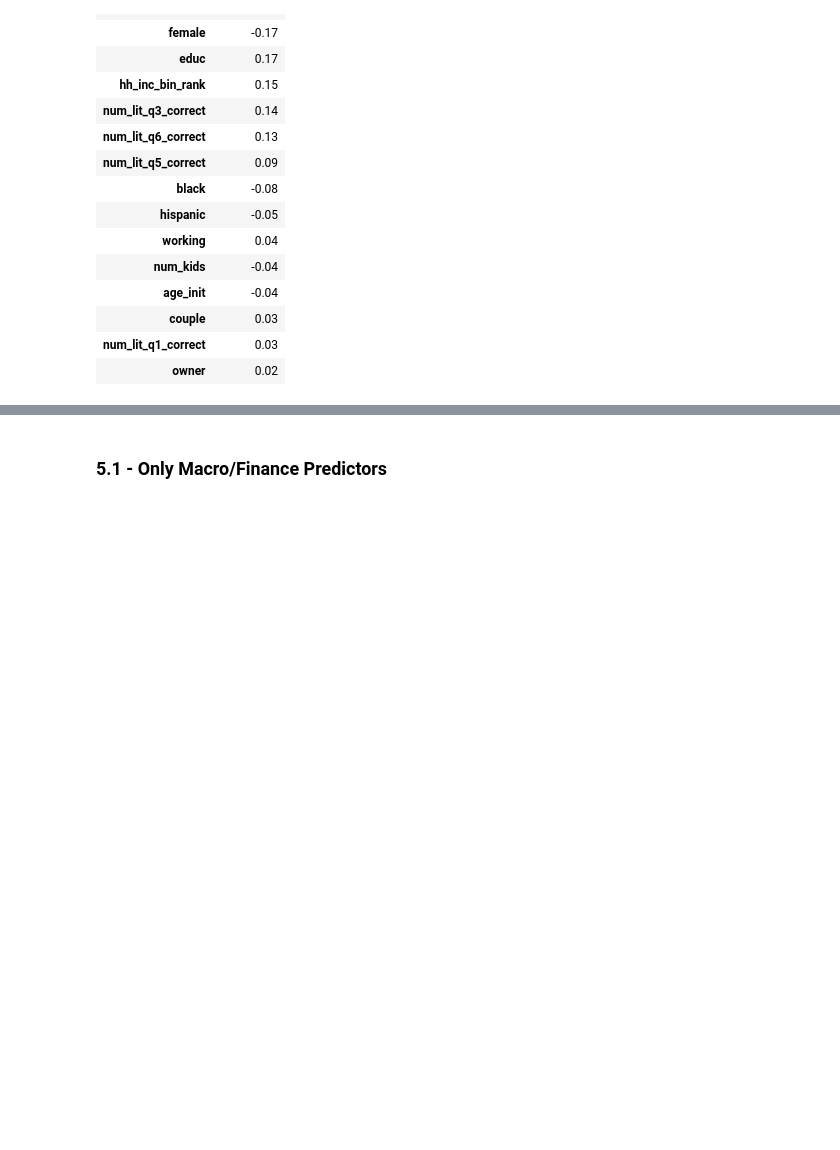
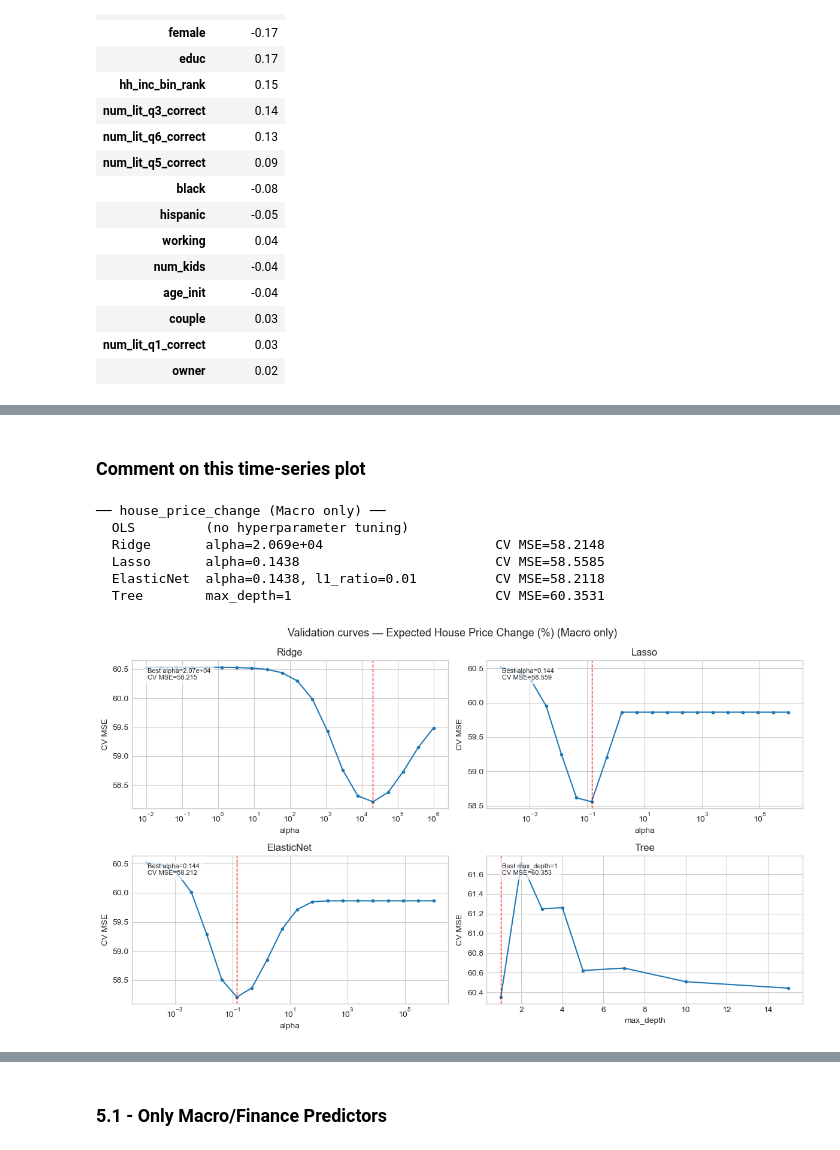
Before and after one commit to MHS17-NHH/FIE463-V26, a Jupyter notebook: data/solution.ipynb, the cells around one changed output, grey strips where cells are left out. Drawn from its saved outputs; the diff is of its cells as text; code cells hidden in the pictures; blank space fills up the shorter version.

```diff
--- a/data/solution.ipynb
+++ b/data/solution.ipynb
@@ -1082,0 +1130,18 @@ def test_metrics(results, test, target, num_cols, cat_cols, feature_set_name):
+# %% [markdown]
+### Comment on this time-series plot
+# %%
+# Choose which target to model
+target = "house_price_change"
+
+# Run CV, store results and compute test metrics for the "Macro only" feature set
+res = run_cv_for_target(train, target, num, cat, "Macro only")
+macro_only_results[target] = res
+all_metrics.append(test_metrics(res, test, target, num, cat, "Macro only"))
+# %% [output]
+── house_price_change (Macro only) ──
+  OLS         (no hyperparameter tuning)
+  Ridge       alpha=2.069e+04                      CV MSE=58.2148
+  Lasso       alpha=0.1438                         CV MSE=58.5585
+  ElasticNet  alpha=0.1438, l1_ratio=0.01          CV MSE=58.2118
+  Tree        max_depth=1                          CV MSE=60.3531
+[figure, added]
```
Also changed, not shown: parts of 30 cells of this notebook.
